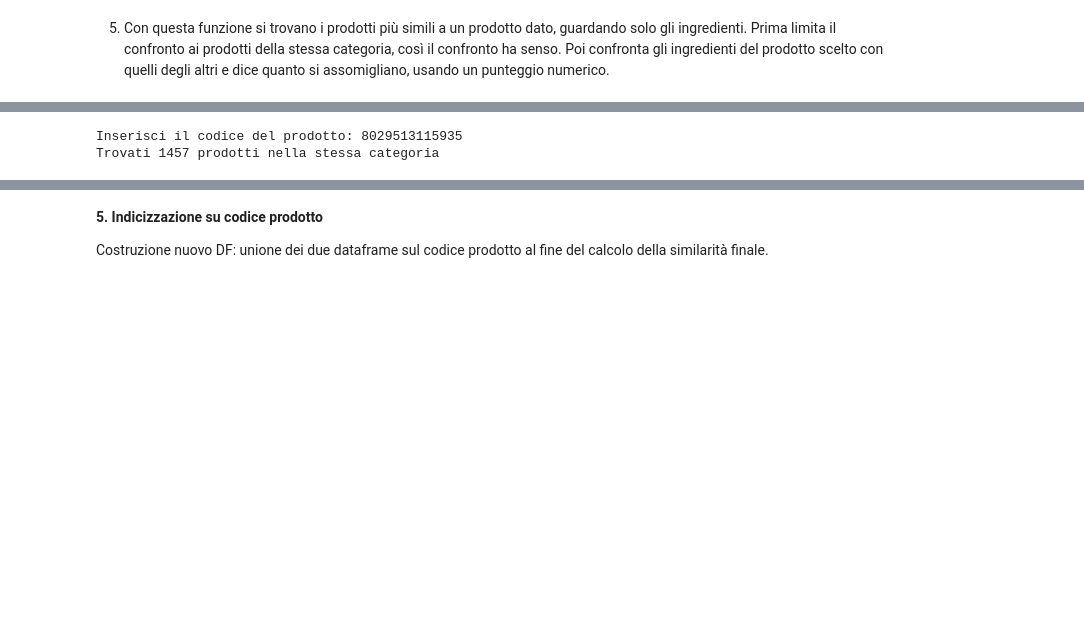
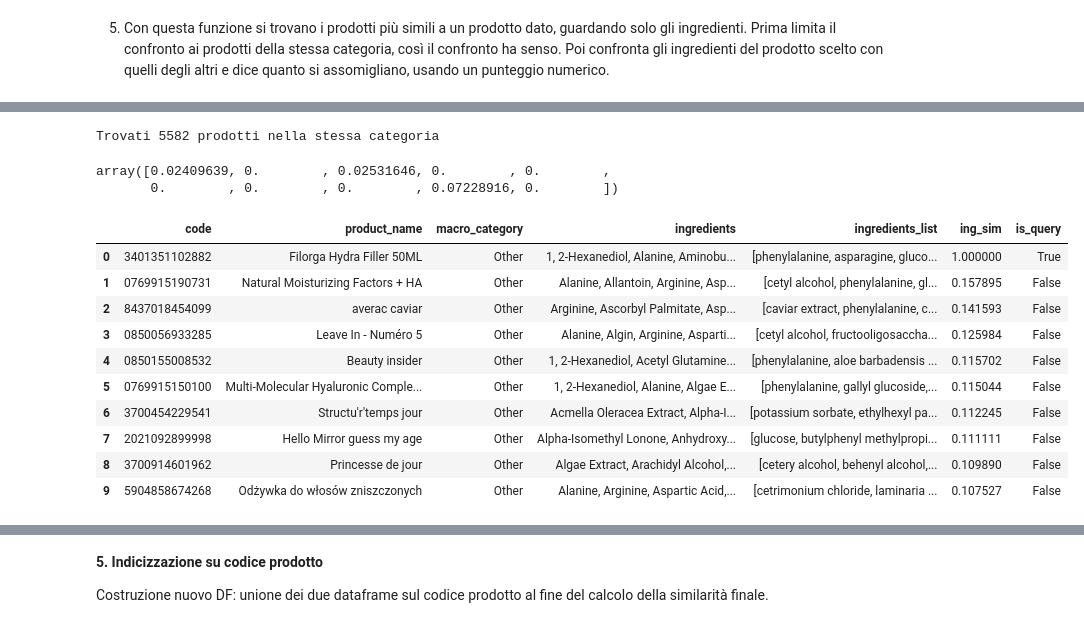
Before and after one commit to develhope/Data-PT-11-Team1-Progetto2, a Jupyter notebook: algoritmo_finale.ipynb, the cells around one changed output, grey strips where cells are left out. Cells and saved outputs as stored; diff of their text form; code cells hidden in the pictures; blank space fills up the shorter version.

Commit message:
modificato codice relativo alle voci ingredienti + caricamento csv ingr_cat

```diff
--- a/algoritmo_finale.ipynb
+++ b/algoritmo_finale.ipynb
@@ -183,0 +219,4 @@ Poi confronta gli ingredienti del prodotto scelto con quelli degli altri e dice
+# %%
+df_finale['ingredients_list'] = df_finale['ingredients'].apply(clean_ingredients)
+
+df_finale[['ingredients', 'ingredients_list']].head(10)
@@ -184 +235,6 @@ Poi confronta gli ingredienti del prodotto scelto con quelli degli altri e dice
+# %%
+def jaccard_similarity(set_a, set_b):
+    if not set_a or not set_b:
+        return 0.0
+    return len(set_a & set_b) / len(set_a | set_b)
 # %%
@@ -225,7 +271,39 @@ X_ing = vectorizer.fit_transform(df_finale['ingredients'])
-# %%
-query_id = input('Inserisci il codice del prodotto: ')
-ing_sim = ingredient_similarity_1xK_detailed(query_id, df_finale, X_ing)
-ing_sim_array, df_ing_candidates = ing_sim
-# %% [output]
-Inserisci il codice del prodotto: 8029513115935
-Trovati 1457 prodotti nella stessa categoria
+# %%
+ing_sim_array, df_ing_candidates = ingredient_similarity_1xK(query_id, df_finale)
+
+ing_sim_array[:10]
+# %% [output]
+Trovati 5582 prodotti nella stessa categoria
+array([0.02409639, 0.        , 0.02531646, 0.        , 0.        ,
+       0.        , 0.        , 0.        , 0.07228916, 0.        ])
+# %%
+#aggiunta similarità e is_query per vedere quali sono i prod raccomandati e
+#qual è il prodotto originale cercato
+df_ing_candidates_temp = df_ing_candidates[df_ing_candidates['code'] != query_id].copy()
+df_ing_candidates_temp['ing_sim'] = ing_sim_array
+df_ing_candidates_temp['is_query'] = False
+df_ing_candidates_temp = df_ing_candidates_temp.sort_values(by='ing_sim', ascending=False).reset_index(drop=True)
+
+
+df_query_ing = df_finale[df_finale['code'] == query_id].copy()
+df_query_ing['ing_sim'] = 1.0        # similarità massima con se stesso
+df_query_ing['is_query'] = True
+
+df_ing_candidates = pd.concat(
+    [df_query_ing, df_ing_candidates_temp],
+    ignore_index=True
+)
+
+df_ing_candidates.head(10)
+# %% [output]
+|  | code | product_name | macro_category | ingredients | ingredients_list | ing_sim | is_query |
+| 0 | 3401351102882 | Filorga Hydra Filler 50ML | Other | 1, 2-Hexanediol, Alanine, Aminobu... | [phenylalanine, asparagine, gluco... | 1.000000 | True |
+| 1 | 0769915190731 | Natural Moisturizing Factors + HA | Other | Alanine, Allantoin, Arginine, Asp... | [cetyl alcohol, phenylalanine, gl... | 0.157895 | False |
+| 2 | 8437018454099 | averac caviar | Other | Arginine, Ascorbyl Palmitate, Asp... | [caviar extract, phenylalanine, c... | 0.141593 | False |
+| 3 | 0850056933285 | Leave In - Numéro 5 | Other | Alanine, Algin, Arginine, Asparti... | [cetyl alcohol, fructooligosaccha... | 0.125984 | False |
+| 4 | 0850155008532 | Beauty insider | Other | 1, 2-Hexanediol, Acetyl Glutamine... | [phenylalanine, aloe barbadensis ... | 0.115702 | False |
+| 5 | 0769915150100 | Multi-Molecular Hyaluronic Comple... | Other | 1, 2-Hexanediol, Alanine, Algae E... | [phenylalanine, gallyl glucoside,... | 0.115044 | False |
+| 6 | 3700454229541 | Structu'r'temps jour | Other | Acmella Oleracea Extract, Alpha-I... | [potassium sorbate, ethylhexyl pa... | 0.112245 | False |
+| 7 | 2021092899998 | Hello Mirror guess my age | Other | Alpha-Isomethyl Lonone, Anhydroxy... | [glucose, butylphenyl methylpropi... | 0.111111 | False |
+| 8 | 3700914601962 | Princesse de jour | Other | Algae Extract, Arachidyl Alcohol,... | [cetery alcohol, behenyl alcohol,... | 0.109890 | False |
+| 9 | 5904858674268 | Odżywka do włosów zniszczonych | Other | Alanine, Arginine, Aspartic Acid,... | [cetrimonium chloride, laminaria ... | 0.107527 | False |
```
Also changed, not shown: parts of 15 cells of this notebook, 1 other file.
